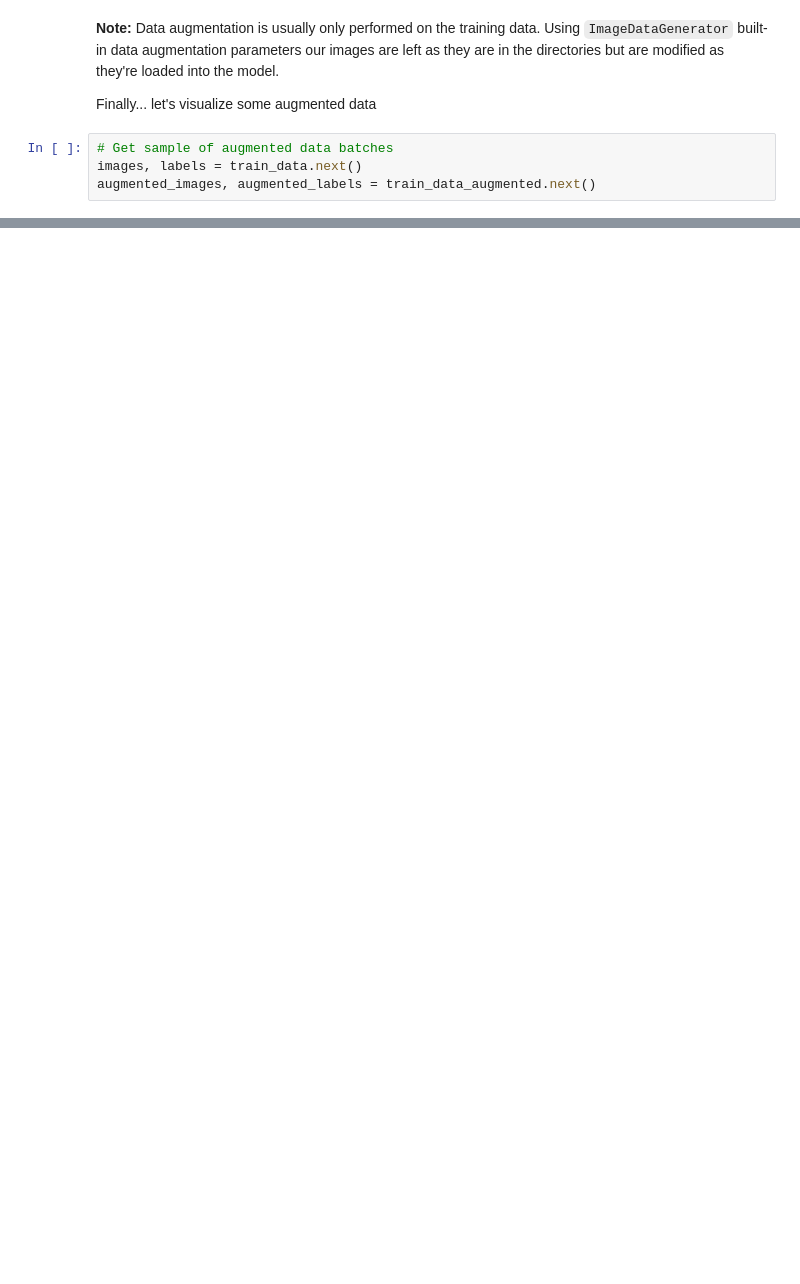
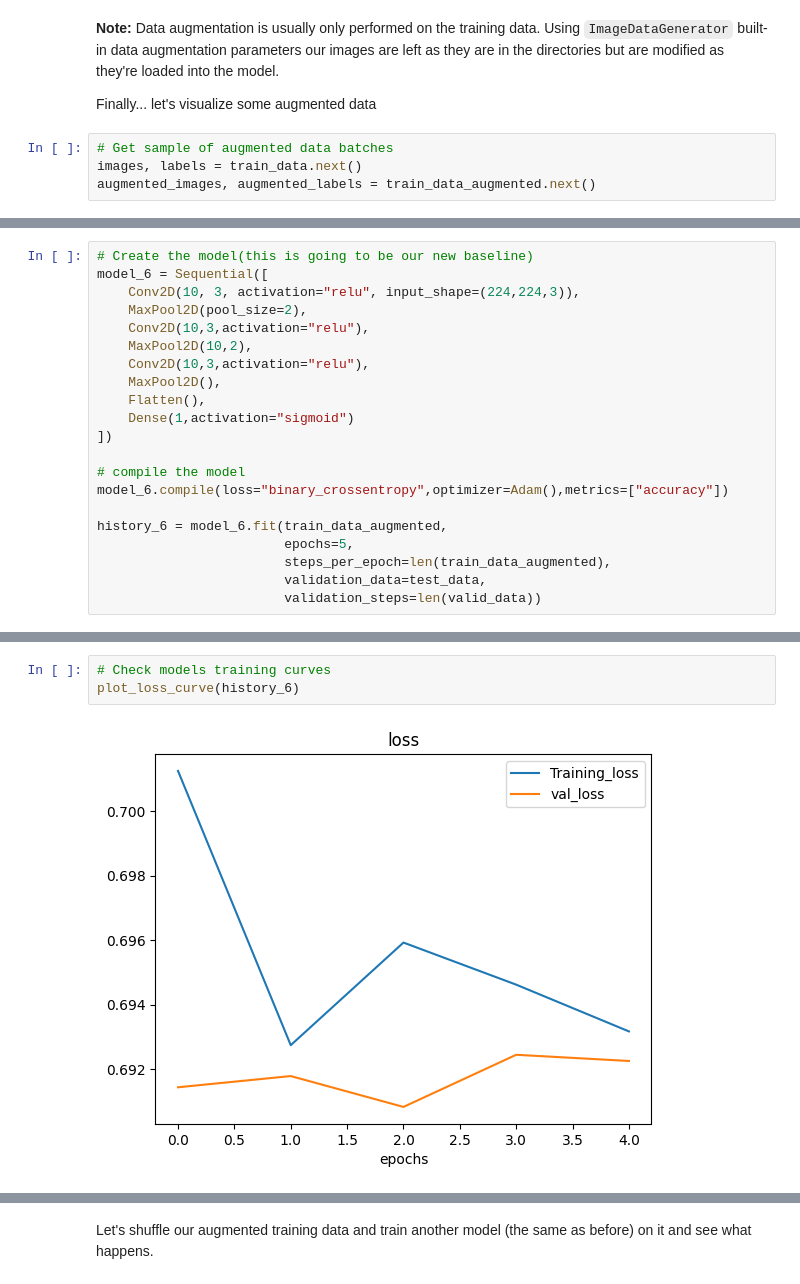
Before and after one commit to Ultan-Kearns/ZTM-Tensorflow-Developer-Certificate, a Jupyter notebook: 03_introduction_to_computer_vision_with_tensorflow.ipynb, the cells around one changed output, grey strips where cells are left out. Saved outputs shown, nothing was run; the diff lists cells and outputs as text; blank space fills up the shorter version.

```diff
--- a/03_introduction_to_computer_vision_with_tensorflow.ipynb
+++ b/03_introduction_to_computer_vision_with_tensorflow.ipynb
@@ -809,0 +892,21 @@ showing image number: 21
+# %%
+# Create the model(this is going to be our new baseline)
+model_6 = Sequential([
+    Conv2D(10, 3, activation="relu", input_shape=(224,224,3)),
+    MaxPool2D(pool_size=2),
+    Conv2D(10,3,activation="relu"),
+    MaxPool2D(10,2),
+    Conv2D(10,3,activation="relu"),
+    MaxPool2D(),
+    Flatten(),
+    Dense(1,activation="sigmoid")
+])
+
+# compile the model
+model_6.compile(loss="binary_crossentropy",optimizer=Adam(),metrics=["accuracy"])
+
+history_6 = model_6.fit(train_data_augmented,
+                        epochs=5,
+                        steps_per_epoch=len(train_data_augmented),
+                        validation_data=test_data,
+                        validation_steps=len(valid_data))
@@ -809,0 +924,5 @@ showing image number: 21
+# %%
+# Check models training curves
+plot_loss_curve(history_6)
+# %% [output]
+[figure, added]
@@ -809,0 +930,2 @@ showing image number: 21
+# %% [markdown]
+Let's shuffle our augmented training data and train another model (the same as before) on it and see what happens.
```
Also changed, not shown: parts of 41 cells of this notebook.
